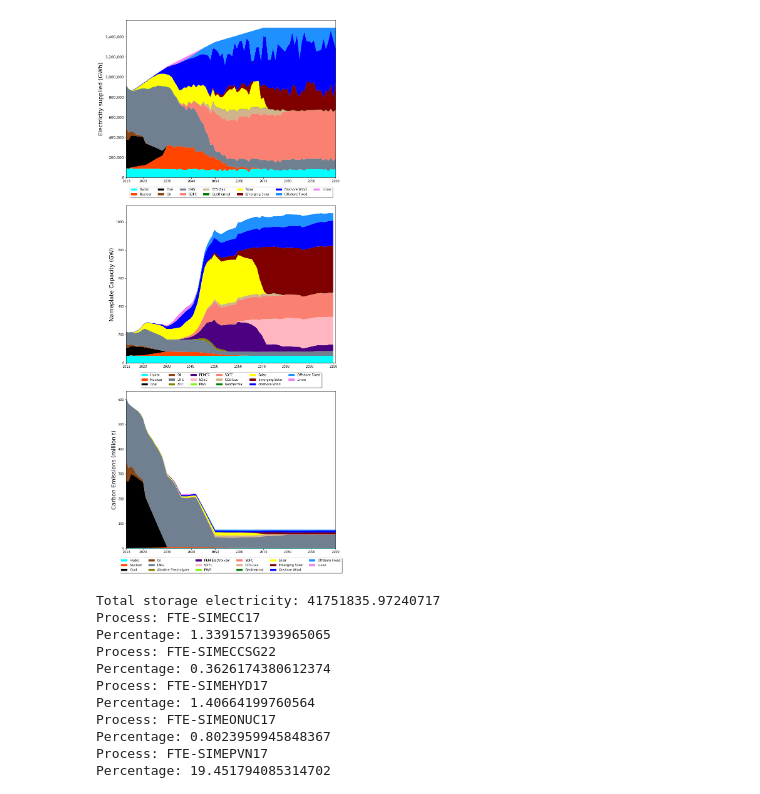
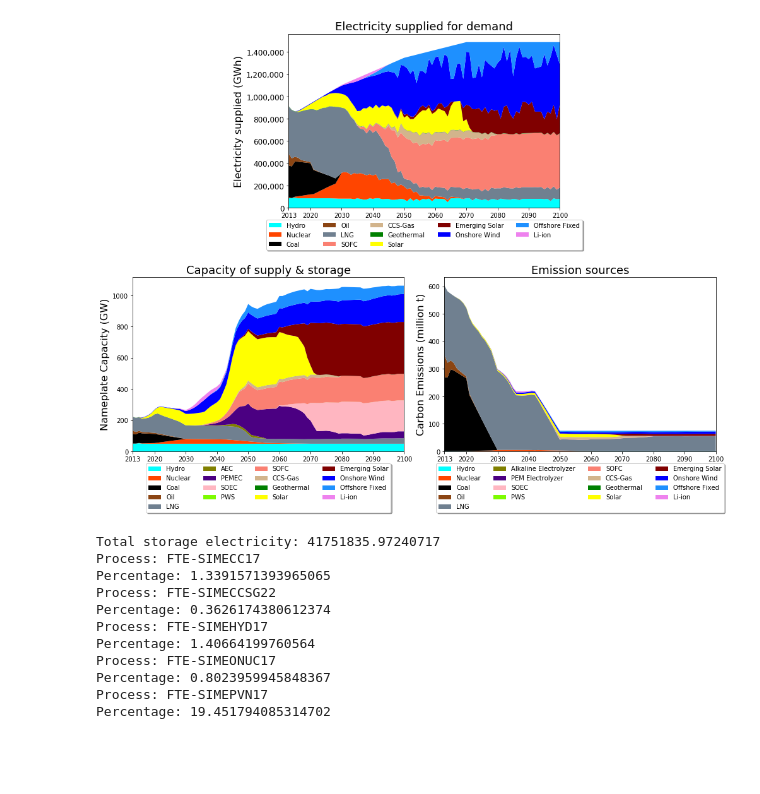
Before and after one commit to arfc/i2cner, a Jupyter notebook: JPN-Main-Model/lowtrltech-nonuc/output2/plotter.ipynb, the cells around one changed output. Drawn from its saved outputs; the diff is of its cells as text; code cells hidden in the pictures; blank space fills up the shorter version.

Commit message:
updated plots for applied energy
Former-commit-id: 50309108cda69c05b241ff4cfc1a43642d28225c
Former-commit-id: 4471b8ac7f46785a2c73918462fa7574adb1c0f3

```diff
--- a/JPN-Main-Model/lowtrltech-nonuc/output2/plotter.ipynb
+++ b/JPN-Main-Model/lowtrltech-nonuc/output2/plotter.ipynb
@@ -44,9 +44,24 @@ colours = ['aqua','orangered',
            'blue','dodgerblue',#,'teal',
           'violet'
           ]
-fig, (ax1,ax2,ax3) = plt.subplots(3,figsize=(10, 24))
+
+gridRow=2
+gridColumn=6
+legendCols=5
+
+fig = plt.figure(figsize=(20,10))
+gs = fig.add_gridspec(gridRow,gridColumn)
+ax1 = fig.add_subplot(gs[0,2:4])
+ax1.set_title('Electricity supplied for demand',fontsize='18')
+ax2 = fig.add_subplot(gs[1,1:3])
+ax2.set_title('Capacity of supply & storage',fontsize='18')
+ax3 = fig.add_subplot(gs[1,3:5])
+ax3.set_title('Emission sources',fontsize='18')
+
 fig.tight_layout()
-fig.subplots_adjust(hspace=0.18)
+fig.subplots_adjust(hspace=0.4, wspace=0.35)
+
+
 pltyrs=range(2013,2101)
 ax1.stackplot(pltyrs,  pltdict['FTE-DIMEHYD13'],pltdict['FTE-DIMEONUC13'],
              pltdict['ELCTECOA'],pltdict['ELCTEOIL'], pltdict['ELCTELNG']+pltdict['FTE-DIMECC17'],
@@ -61,9 +76,9 @@ ax1.tick_params(axis="y", labelsize=12)
 ax1.get_yaxis().set_major_formatter(matplotlib.ticker.FuncFormatter(lambda x, p: format(int(x), ',')))
 
 ax1.set_xlim((2013, 2100))
-ax1.legend(loc='upper center', bbox_to_anchor=(0.5, -0.05), shadow=True, ncol=7)
+ax1.legend(loc='upper center', bbox_to_anchor=(0.5, -0.05), shadow=True, ncol=legendCols)
 #ax1.set_xlabel('Years',fontsize='18')
-ax1.set_ylabel('Electricity supplied (GWh)',fontsize='18')
+ax1.set_ylabel('Electricity supplied (GWh)',fontsize='16')
 ax1.set_xticks(ticks=xlocs)
 
 fname='co2_emi_sources.csv'
@@ -129,45 +144,45 @@ l2 = ax2.stackplot(pltyrs2, pltdict4['ELCTEHYD'],pltdict4['ELCTENUC'],
                pltdict4['ELCTEWND']+pltdict4['ELCWON17'],pltdict4['ELCWOFX17'],
               pltdict4['STGLION17'],
              labels=ordlegend2, colors=colours2)
-ax2.set_xlim((2013, 2101))
-ax2.legend(loc='upper center', bbox_to_anchor=(0.5, -0.05), shadow=True, ncol=6)
-ax2.set_ylabel('Nameplate Capacity (GW)',fontsize='18')
+ax2.set_xlim((2013, 2100))
+ax2.legend(loc='upper center', bbox_to_anchor=(0.5, -0.05), shadow=True, ncol=legendCols-1)
+ax2.set_ylabel('Nameplate Capacity (GW)',fontsize='16')
 ax2.set_xticks(ticks=xlocs)
 
 ordlegend3=['Hydro','Nuclear',
            'Coal','Oil', 'LNG',
            'Alkaline Electrolyzer','PEM Electrolyzer','SOEC','PWS','SOFC',
             'CCS-Gas',
            'Geothermal','Solar','Emerging Solar',
            'Onshore Wind','Offshore Fixed',
            'Li-ion'
           ]
 colours3 = ['aqua','orangered',
            'black', 'saddlebrown', 'slategray',
            'olive','indigo','lightpink','lawngreen','salmon',
             'tan',
            'green','yellow','maroon',
            'blue','dodgerblue',
           'violet'
           ]
 pltyrs3=range(2013,2101)
 ax3.stackplot(pltyrs3, pltdict2['ELCTEHYD'],pltdict2['ELCTENUC'],
              pltdict2['ELCTECOA'],pltdict2['ELCTEOIL'], pltdict2['ELCTELNG']+pltdict2['ELCCC17'],
               pltdict2['FTE-EALKH22'],pltdict2['FTE-EPEMH22'],pltdict2['FTE-ESOECH50'],pltdict2['PWS50'],
               pltdict2['SOFC30'],pltdict2['LNGCCS22'],
              pltdict2['ELCTEGEO'],
            pltdict2['ELCTEPVS']+pltdict2['ELCPVN17'],pltdict2['EMSOL17'],
                pltdict2['ELCTEWND']+pltdict2['ELCWON17'],pltdict2['ELCWOFX17'],
               pltdict2['FTE-ELCSTG17'],
              labels=ordlegend3, colors=colours3)
 ax3.set_xlim((2013, 2100))
-ax3.set_ylabel('Carbon Emissions (million t)',fontsize='18')
-ax3.legend(loc='upper center', bbox_to_anchor=(0.5, -0.05), shadow=True, ncol=6)
+ax3.set_ylabel('Carbon Emissions (million t)',fontsize='16')
+ax3.legend(loc='upper center', bbox_to_anchor=(0.5, -0.05), shadow=True, ncol=legendCols-1)
 ax3.set_xticks(ticks=xlocs)
 
 fig.savefig('lowtrltech_nonuc.png',bbox_inches='tight', dpi=300)
 # %% [output]
-[figure, old version]
+[figure, new version]
 # %%
 fname='selc_sources.csv'
 colfilter = ['Process','Period','PV']
```
Also changed, not shown: 11 other files.
